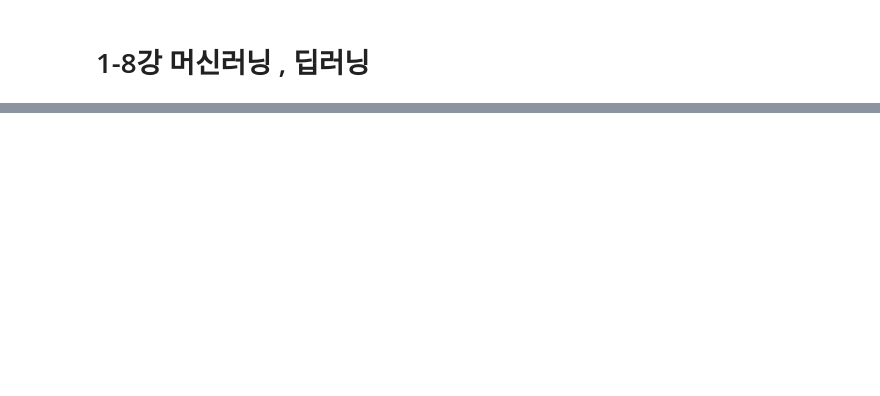
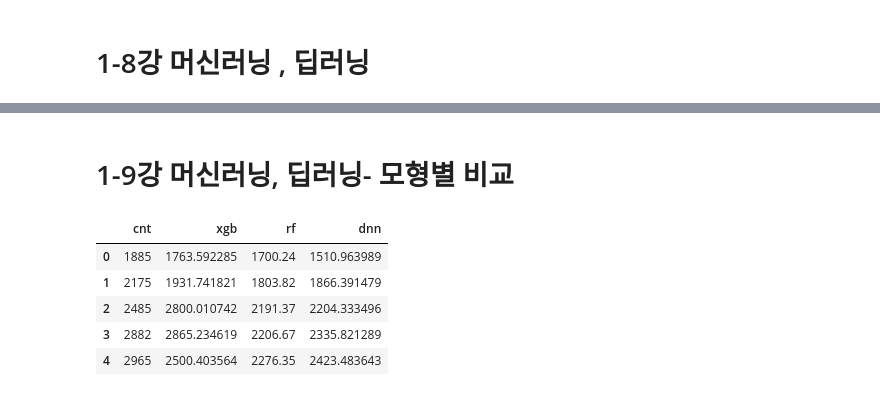
Before and after one commit to girin17/ai_practice, a Jupyter notebook: a.ipynb, the cells around one changed output, grey strips where cells are left out. Saved outputs shown, nothing was run; the diff lists cells and outputs as text; code cells hidden in the pictures; blank space fills up the shorter version.

```diff
--- a/a.ipynb
+++ b/a.ipynb
@@ -359,0 +553,2 @@ print('RMSE',RMSE(y_test,y_result))
+# %% [markdown]
+# 1-9강 머신러닝, 딥러닝- 모형별 비교
@@ -359,0 +563,13 @@ print('RMSE',RMSE(y_test,y_result))
+# %%
+compare['xgb'] =xgb
+compare['rf'] =rf
+compare['dnn']=dnn
+
+compare.head()
+# %% [output]
+|  | cnt | xgb | rf | dnn |
+| 0 | 1885 | 1763.592285 | 1700.24 | 1510.963989 |
+| 1 | 2175 | 1931.741821 | 1803.82 | 1866.391479 |
+| 2 | 2485 | 2800.010742 | 2191.37 | 2204.333496 |
+| 3 | 2882 | 2865.234619 | 2206.67 | 2335.821289 |
+| 4 | 2965 | 2500.403564 | 2276.35 | 2423.483643 |
```
Also changed, not shown: parts of 24 cells of this notebook.
